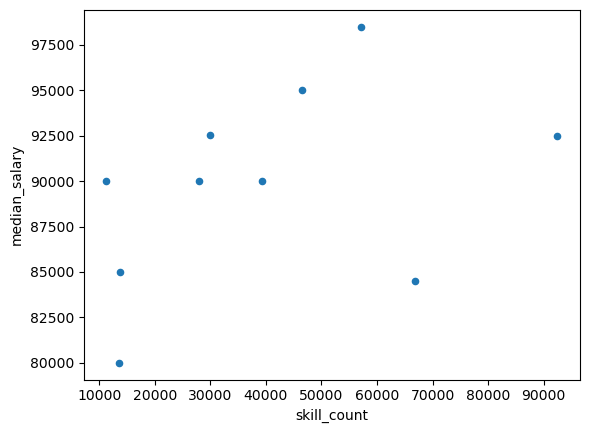
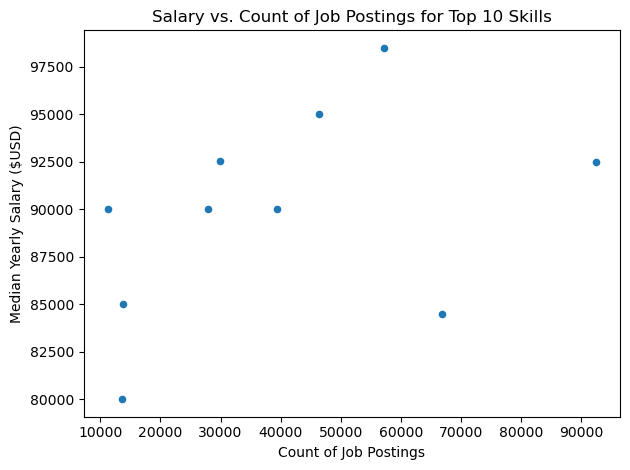
Unified diff of the notebook cell whose output changed from the first chart to the second:
--- before
+++ after
@@ -1,2 +1,9 @@
 # Plotting our Top 10 Skills to see how Median Salary correlates to the Count/Demand of a Skill
 skills_stats.plot(kind='scatter', x='skill_count', y='median_salary')
+
+# Adding Cleanup to make the Visualization presentable
+plt.xlabel('Count of Job Postings')
+plt.ylabel('Median Yearly Salary ($USD)')
+plt.title('Salary vs. Count of Job Postings for Top 10 Skills')
+plt.tight_layout()
+plt.show()

Commit: Creating Scatter Plots